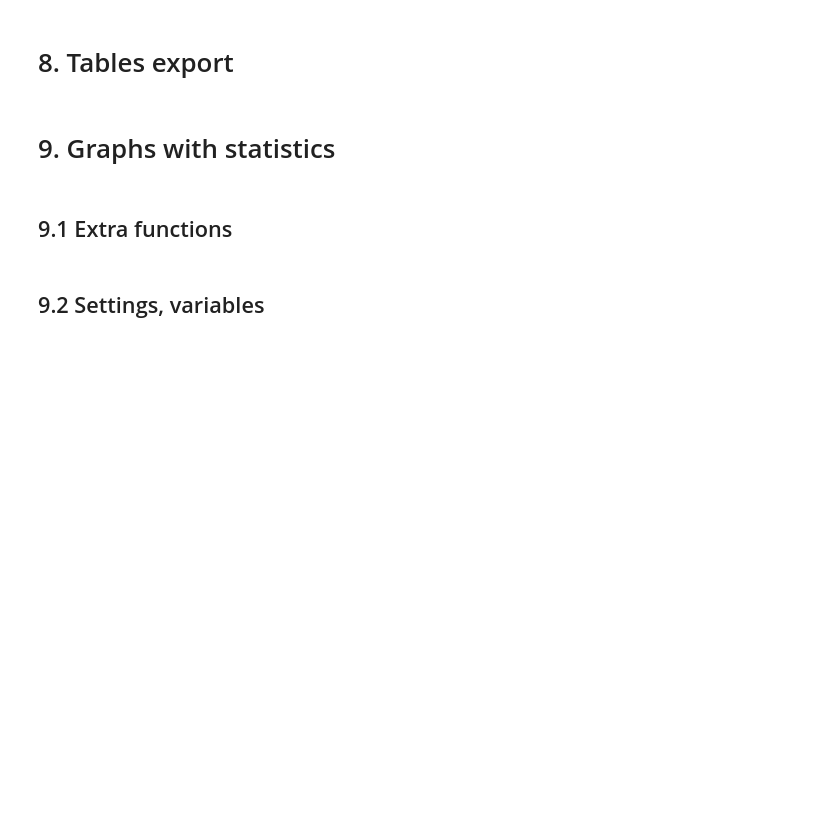
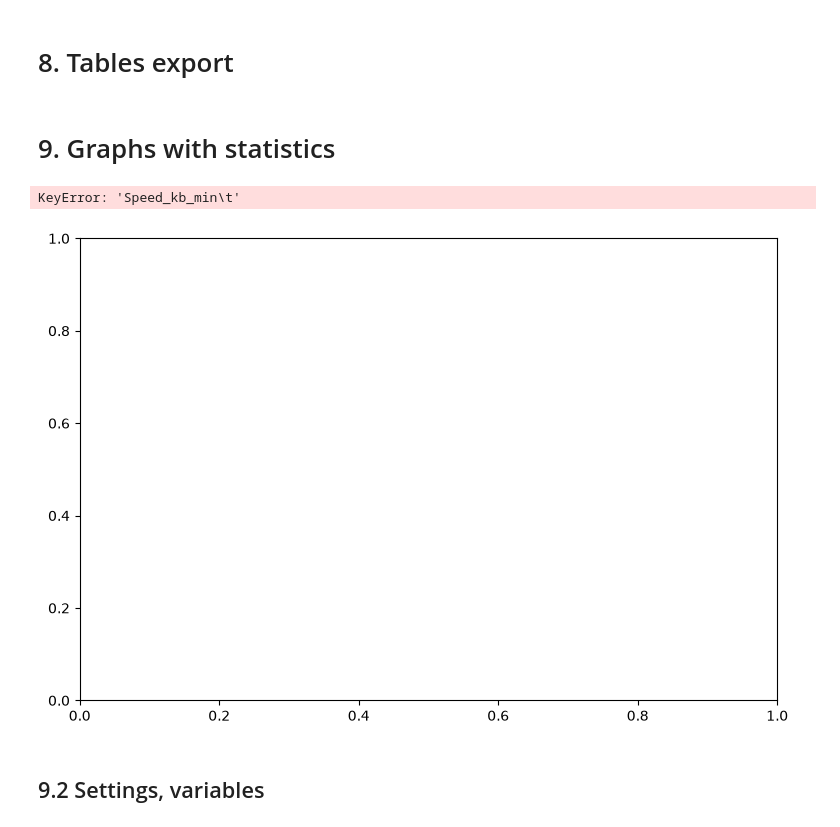
Before and after one commit to Lopatushka/DNA_fibers, a Jupyter notebook: data_agg.ipynb, the cells around one changed output. Drawn from its saved outputs; the diff is of its cells as text; code cells hidden in the pictures; blank space fills up the shorter version.

```diff
--- a/data_agg.ipynb
+++ b/data_agg.ipynb
@@ -442,5 +442,3 @@ speed_u.to_excel(f"{OUTPUT_DIR}/stats_u_replication_speed.xlsx", index=False)
 iod_u.to_excel(f"{OUTPUT_DIR}/stats_u_iod.xlsx", index=False)
 # %% [markdown]
 # 9. Graphs with statistics
-# %% [markdown]
-## 9.1 Extra functions
@@ -489,3 +447,15 @@ def add_bracket(ax, x1, x2, y, height, text):
+# %%
+boxplot_with_statistics(data_plot = replication_speed,
+                            sample_order = ['siSCR', 'WT'],
+                            var = 'Speed_kb_min',
+                            stats_plot = speed_u,
+                            y_axis = "Replication speed, kb/min",
+                            save_dir = "./examples",
+                            save_name = "speed",
+                            ext = "png")
+# %% [output]
+KeyError: 'Speed_kb_min\t'
+[figure, added]
 # %% [markdown]
 ## 9.2 Settings, variables
 # %% [markdown]
```
Also changed, not shown: parts of 2 cells of this notebook, 1 other file.
